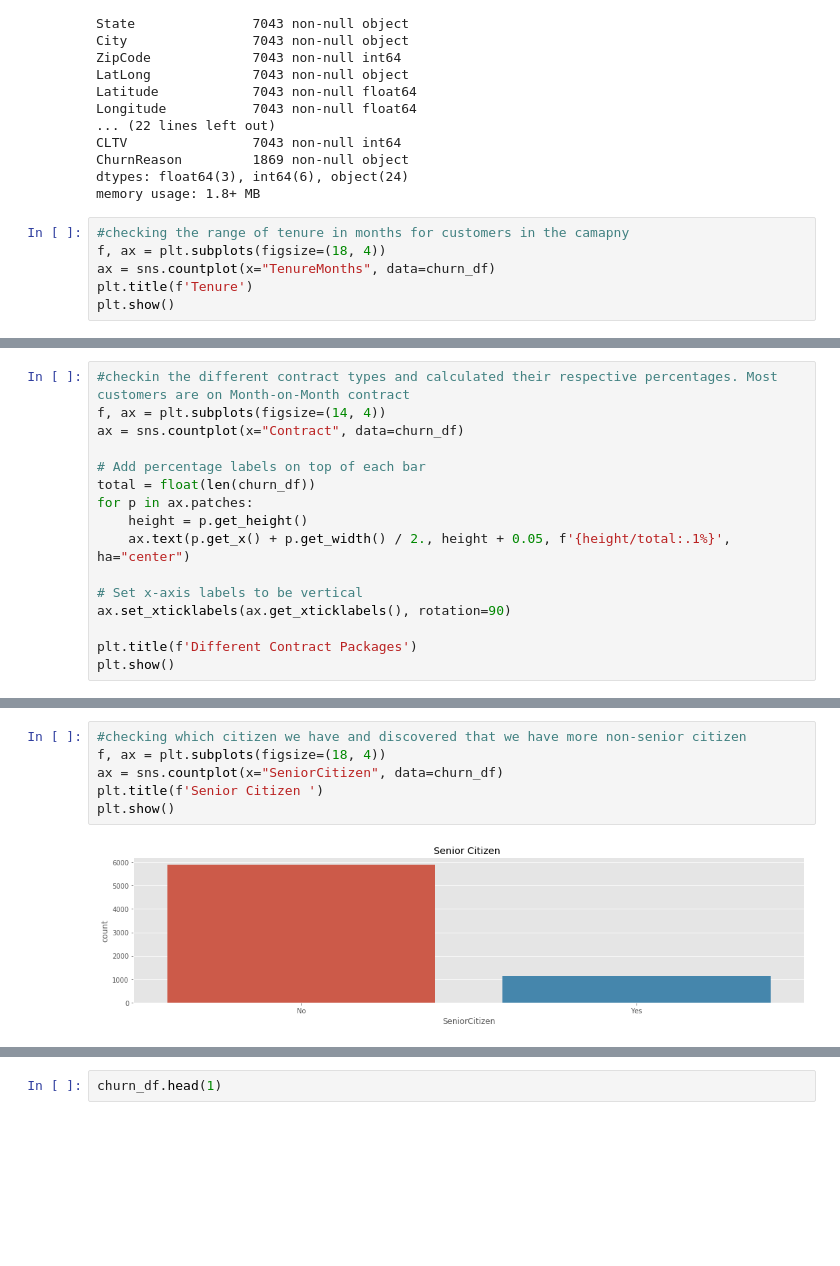
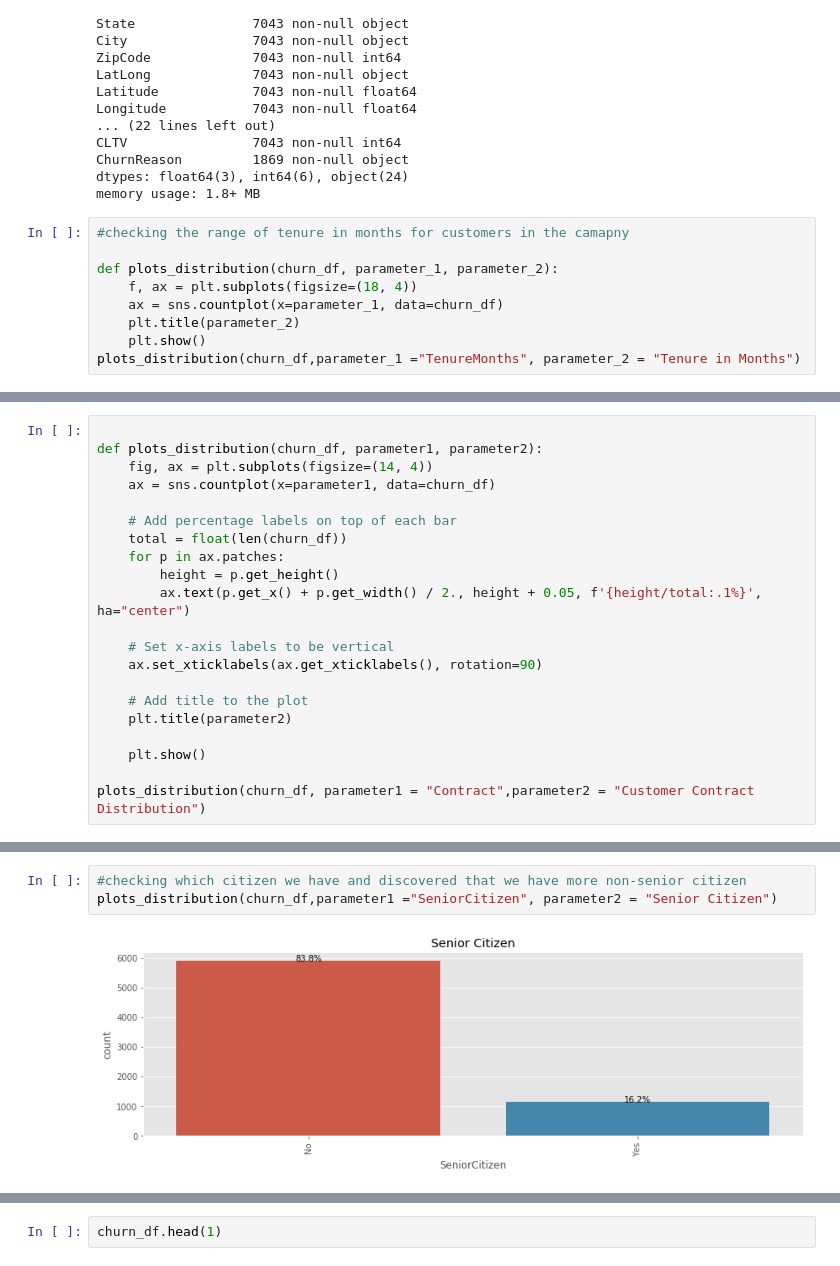
Before and after one commit to HTJenna/Churn_Prediction, a Jupyter notebook: Customer_Churn_Prediction.ipynb, the cells around one changed output, grey strips where cells are left out. Drawn from its saved outputs; the diff is of its cells as text; blank space fills up the shorter version.

```diff
--- a/Customer_Churn_Prediction.ipynb
+++ b/Customer_Churn_Prediction.ipynb
@@ -111,8 +109,11 @@ dtypes: float64(3), int64(6), object(24)
 memory usage: 1.8+ MB
 # %%
 #checking the range of tenure in months for customers in the camapny
-f, ax = plt.subplots(figsize=(18, 4))
-ax = sns.countplot(x="TenureMonths", data=churn_df)
-plt.title(f'Tenure')
-plt.show()
+
+def plots_distribution(churn_df, parameter_1, parameter_2):
+    f, ax = plt.subplots(figsize=(18, 4))
+    ax = sns.countplot(x=parameter_1, data=churn_df)
+    plt.title(parameter_2)
+    plt.show()
+plots_distribution(churn_df,parameter_1 ="TenureMonths", parameter_2 = "Tenure in Months")
 # %% [output]
@@ -120,17 +121,22 @@ plt.show()
 # %%
-#checkin the different contract types and calculated their respective percentages. Most customers are on Month-on-Month contract
-f, ax = plt.subplots(figsize=(14, 4))
-ax = sns.countplot(x="Contract", data=churn_df)
 
-# Add percentage labels on top of each bar
-total = float(len(churn_df))
-for p in ax.patches:
-    height = p.get_height()
-    ax.text(p.get_x() + p.get_width() / 2., height + 0.05, f'{height/total:.1%}', ha="center")
+def plots_distribution(churn_df, parameter1, parameter2):
+    fig, ax = plt.subplots(figsize=(14, 4))
+    ax = sns.countplot(x=parameter1, data=churn_df)
 
-# Set x-axis labels to be vertical
-ax.set_xticklabels(ax.get_xticklabels(), rotation=90)
+    # Add percentage labels on top of each bar
+    total = float(len(churn_df))
+    for p in ax.patches:
+        height = p.get_height()
+        ax.text(p.get_x() + p.get_width() / 2., height + 0.05, f'{height/total:.1%}', ha="center")
 
-plt.title(f'Different Contract Packages')
-plt.show()
+    # Set x-axis labels to be vertical
+    ax.set_xticklabels(ax.get_xticklabels(), rotation=90)
+
+    # Add title to the plot
+    plt.title(parameter2)
+
+    plt.show()
+
+plots_distribution(churn_df, parameter1 = "Contract",parameter2 = "Customer Contract Distribution")
 # %% [output]
@@ -138,10 +144,7 @@ plt.show()
 # %%
 #checking which citizen we have and discovered that we have more non-senior citizen
-f, ax = plt.subplots(figsize=(18, 4))
-ax = sns.countplot(x="SeniorCitizen", data=churn_df)
-plt.title(f'Senior Citizen ')
-plt.show()
+plots_distribution(churn_df,parameter1 ="SeniorCitizen", parameter2 = "Senior Citizen")
 # %% [output]
-[figure, old version]
+[figure, new version]
 # %%
 #checking how many customers use Phone service as compared to those who do not.
```
Also changed, not shown: parts of 107 cells of this notebook.
